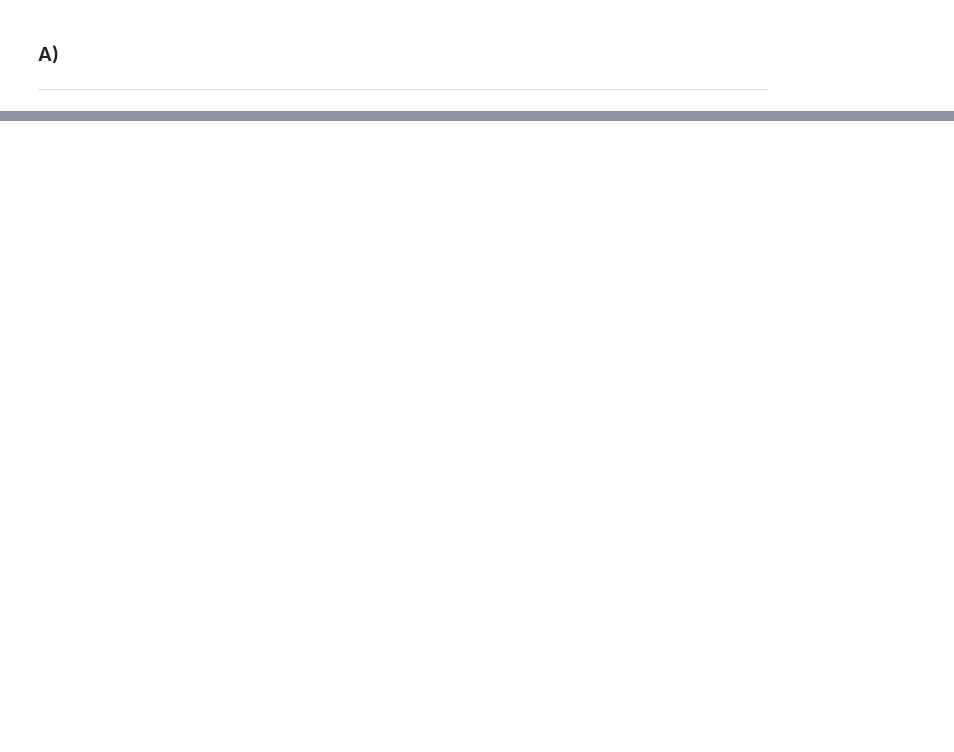
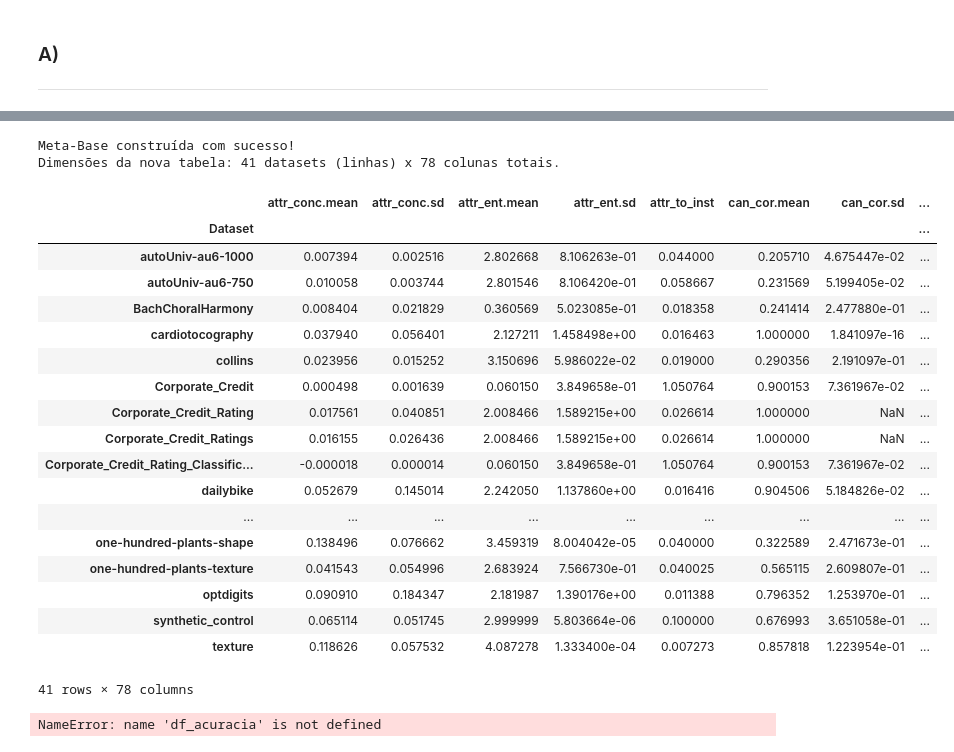
Before and after one commit to mestrevh/cc-meta-aprendizagem-2026.1, a Jupyter notebook: Exemplo 3/Example3.ipynb, the cells around one changed output, grey strips where cells are left out. Drawn from its saved outputs; the diff is of its cells as text; code cells hidden in the pictures; blank space fills up the shorter version.

```diff
--- a/Exemplo 3/Example3.ipynb
+++ b/Exemplo 3/Example3.ipynb
@@ -895,0 +1087,29 @@ for name, data in datasets.items():
+# %%
+resultados_mfe = []
+
+print("Extraindo Meta-Features com PyMFE (Isso pode levar alguns minutos)...")
+print("-" * 65)
+
+for nome_dataset, df in datasets.items():
+    print(f"Analisando o DNA do dataset: {nome_dataset}")
+
+    X = df.iloc[:, :-1]
+    y = df.iloc[:, -1]
+
+    #normalizando
+    X = pd.get_dummies(X, dtype=float)
+    X = X.fillna(0)
+
+    if y.isnull().any():
+        y = y.fillna(y.mode()[0])
+
+    mfe = MFE(groups=["general", "statistical", "info-theory"])
+
+    mfe.fit(X.to_numpy(), y.tolist())
+    ft_names, ft_values = mfe.extract()
+
+    linha_mfe = {"Dataset": nome_dataset}
+    for nome, valor in zip(ft_names, ft_values):
+         linha_mfe[nome] = valor
+
+    resultados_mfe.append(linha_mfe)
@@ -895,0 +1134,30 @@ for name, data in datasets.items():
+# %%
+df_metafeatures = pd.DataFrame(resultados_mfe).set_index("Dataset")
+df_meta_base_final = df_metafeatures.join(df_acuracia)
+
+print("\nMeta-Base construída com sucesso!")
+print(f"Dimensões da nova tabela: {df_meta_base_final.shape[0]} datasets (linhas) x {df_meta_base_final.shape[1]} colunas totais.")
+
+df_meta_base_final.head(42)
+# %% [output]
+Meta-Base construída com sucesso!
+Dimensões da nova tabela: 41 datasets (linhas) x 78 colunas totais.
+|  | attr_conc.mean | attr_conc.sd | attr_ent.mean | attr_ent.sd | attr_to_inst | can_cor.mean | can_cor.sd | ... |
+| Dataset |  |  |  |  |  |  |  | ... |
+| autoUniv-au6-1000 | 0.007394 | 0.002516 | 2.802668 | 8.106263e-01 | 0.044000 | 0.205710 | 4.675447e-02 | ... |
+| autoUniv-au6-750 | 0.010058 | 0.003744 | 2.801546 | 8.106420e-01 | 0.058667 | 0.231569 | 5.199405e-02 | ... |
+| BachChoralHarmony | 0.008404 | 0.021829 | 0.360569 | 5.023085e-01 | 0.018358 | 0.241414 | 2.477880e-01 | ... |
+| cardiotocography | 0.037940 | 0.056401 | 2.127211 | 1.458498e+00 | 0.016463 | 1.000000 | 1.841097e-16 | ... |
+| collins | 0.023956 | 0.015252 | 3.150696 | 5.986022e-02 | 0.019000 | 0.290356 | 2.191097e-01 | ... |
+| Corporate_Credit | 0.000498 | 0.001639 | 0.060150 | 3.849658e-01 | 1.050764 | 0.900153 | 7.361967e-02 | ... |
+| Corporate_Credit_Rating | 0.017561 | 0.040851 | 2.008466 | 1.589215e+00 | 0.026614 | 1.000000 | NaN | ... |
+| Corporate_Credit_Ratings | 0.016155 | 0.026436 | 2.008466 | 1.589215e+00 | 0.026614 | 1.000000 | NaN | ... |
+| Corporate_Credit_Rating_Classific... | -0.000018 | 0.000014 | 0.060150 | 3.849658e-01 | 1.050764 | 0.900153 | 7.361967e-02 | ... |
+| dailybike | 0.052679 | 0.145014 | 2.242050 | 1.137860e+00 | 0.016416 | 0.904506 | 5.184826e-02 | ... |
+| ... | ... | ... | ... | ... | ... | ... | ... | ... |
+| one-hundred-plants-shape | 0.138496 | 0.076662 | 3.459319 | 8.004042e-05 | 0.040000 | 0.322589 | 2.471673e-01 | ... |
+| one-hundred-plants-texture | 0.041543 | 0.054996 | 2.683924 | 7.566730e-01 | 0.040025 | 0.565115 | 2.609807e-01 | ... |
+| optdigits | 0.090910 | 0.184347 | 2.181987 | 1.390176e+00 | 0.011388 | 0.796352 | 1.253970e-01 | ... |
+| synthetic_control | 0.065114 | 0.051745 | 2.999999 | 5.803664e-06 | 0.100000 | 0.676993 | 3.651058e-01 | ... |
+| texture | 0.118626 | 0.057532 | 4.087278 | 1.333400e-04 | 0.007273 | 0.857818 | 1.223954e-01 | ... |
+41 rows × 78 columns
@@ -895,0 +1170,8 @@ for name, data in datasets.items():
+# %%
+#Abordagem usando a média
+df_rankings_individuais = df_acuracia.rank(axis=1, ascending=False)
+ranking_medio = df_rankings_individuais.mean().sort_values()
+
+print(ranking_medio)
+# %% [output]
+NameError: name 'df_acuracia' is not defined
```
Also changed, not shown: parts of 36 cells of this notebook, 2 other files.
